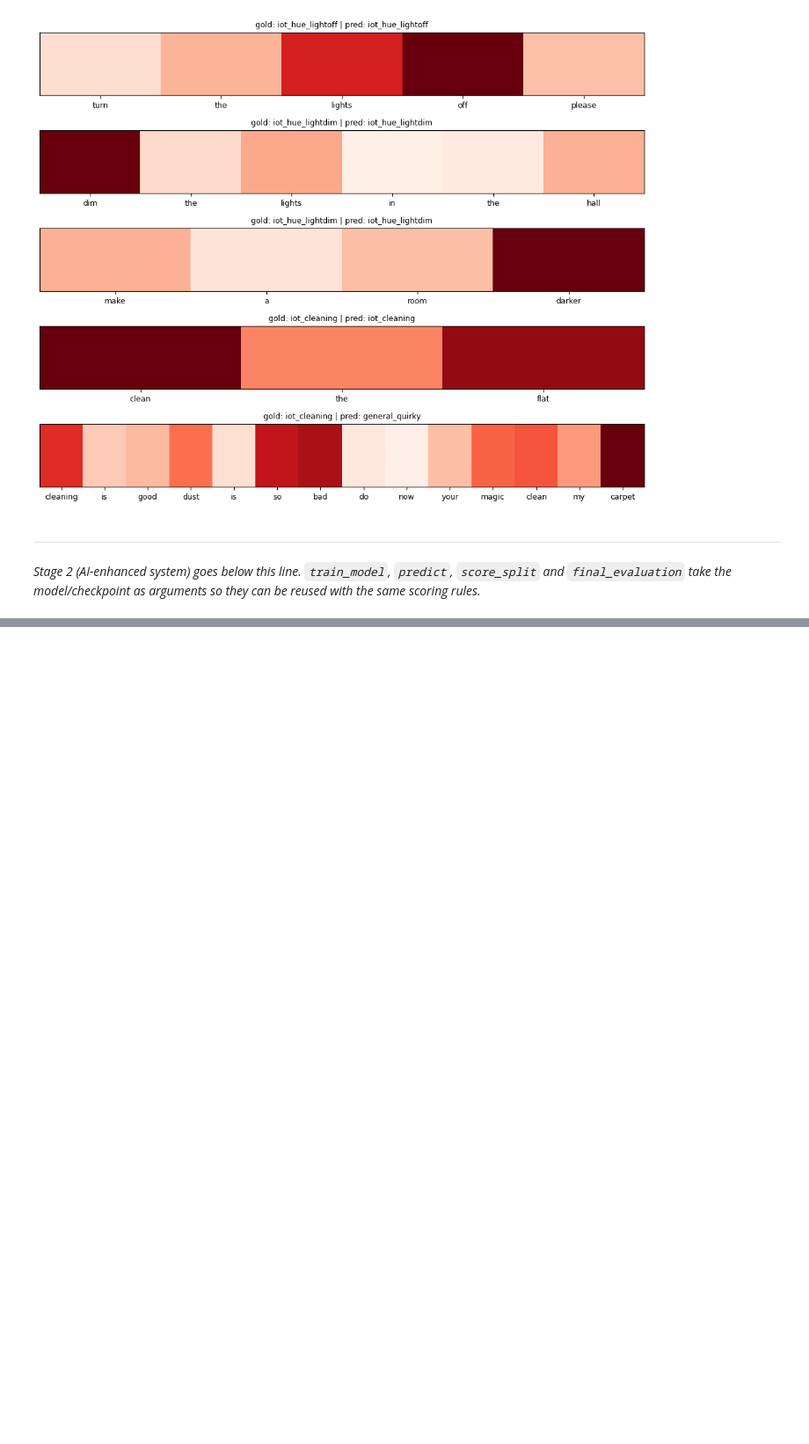
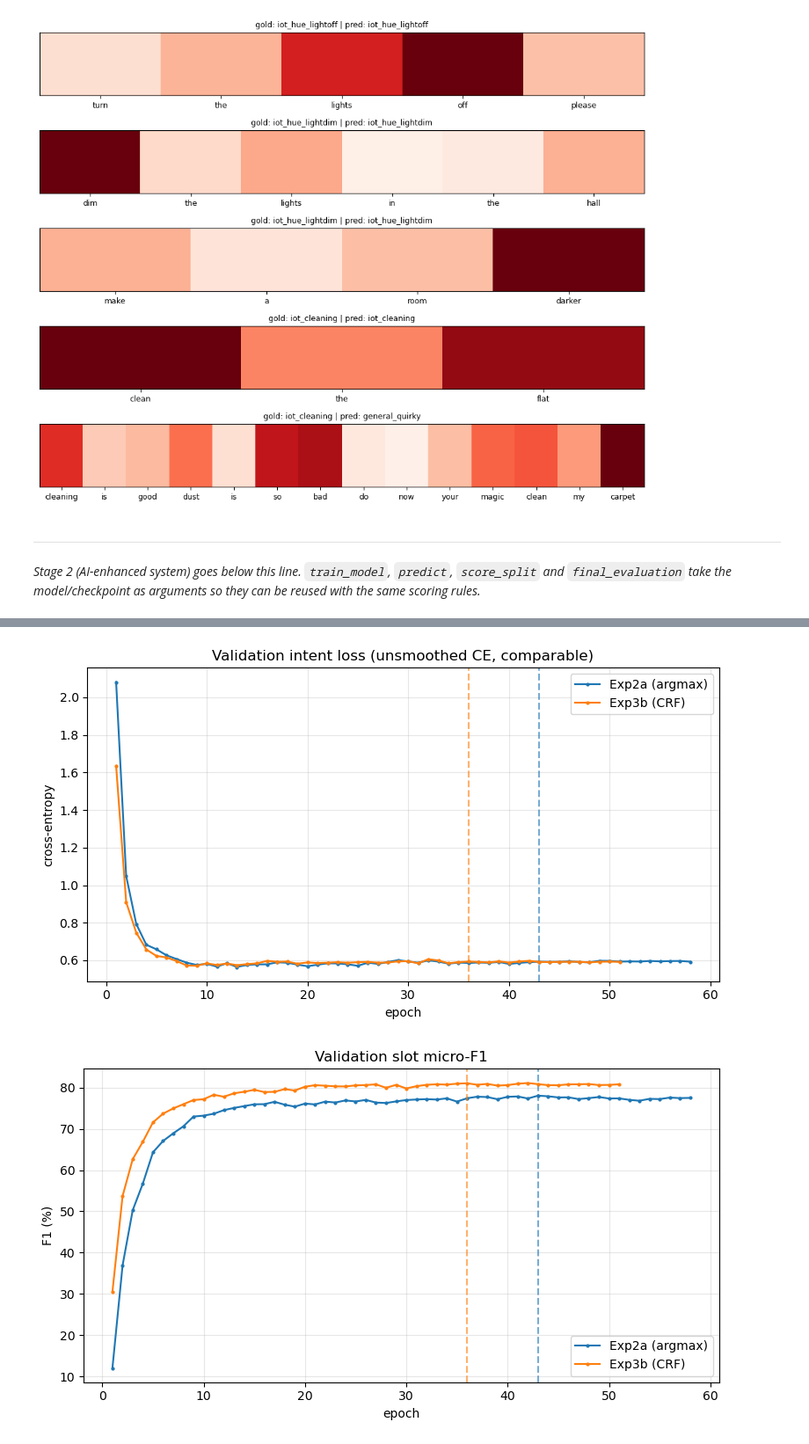
Before and after one commit to Kevin-Hou422/SC4002-Group-Project, a Jupyter notebook: Source/main_biLSTM_Attn.ipynb, the cells around one changed output, grey strips where cells are left out. Shown at 88% size. Saved outputs shown, nothing was run; the diff lists cells and outputs as text; code cells hidden in the pictures; blank space fills up the shorter version.

```diff
--- a/Source/main_biLSTM_Attn.ipynb
+++ b/Source/main_biLSTM_Attn.ipynb
@@ -1259,0 +2290,17 @@ show_attention(attnModel, splits["dev"], n=5)
+# %%
+exp2aHist_ = load_run("stage2_exp2a_intent_ls0.1")[1]
+exp3Runs = [(exp2aHist_, "Exp2a (argmax)", load_run("stage2_exp2a_intent_ls0.1")[0]["best_epoch"]),
+            (exp3History, "Exp3b (CRF)", exp3Results["best_epoch"])]
+plot_compare(exp3Runs, "val_intent_loss", "Validation intent loss (unsmoothed CE, comparable)", "cross-entropy")
+plot_compare(exp3Runs, "val_slot_f1", "Validation slot micro-F1", "F1 (%)")
+plot_compare(exp3Runs, "val_intent_acc", "Validation intent accuracy", "accuracy (%)")
+plot_compare(exp3Runs, "val_score", "Validation combined score", "(intent acc + slot F1) / 2")
+plt.figure(figsize=(8, 4.5))
+for key, label in (("train_slot_loss", "train"), ("val_slot_loss", "validation")):
+    plt.plot(get_history_values(exp3History, "epoch"), get_history_values(exp3History, key), label=label, marker="o", markersize=2)
+plt.axvline(exp3Results["best_epoch"], color="gray", linestyle="--", label="best epoch")
+plt.title("Exp3b: CRF slot loss (NLL per token, not comparable with the CE slot loss)")
+plt.xlabel("epoch"); plt.ylabel("NLL / token"); plt.grid(alpha=0.3); plt.legend(); plt.tight_layout(); plt.show()
+# %% [output]
+[figure, added]
+[figure, added]
```
Also changed, not shown: parts of 33 cells of this notebook, 2 other files.
